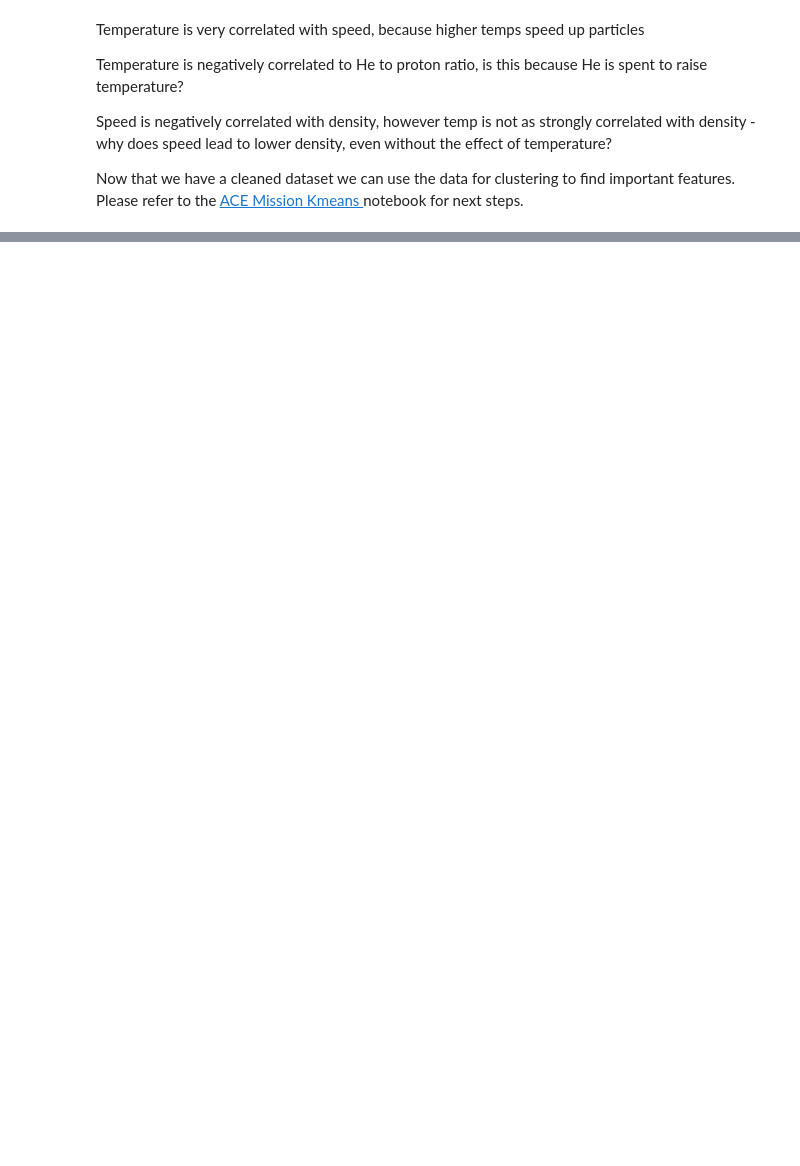
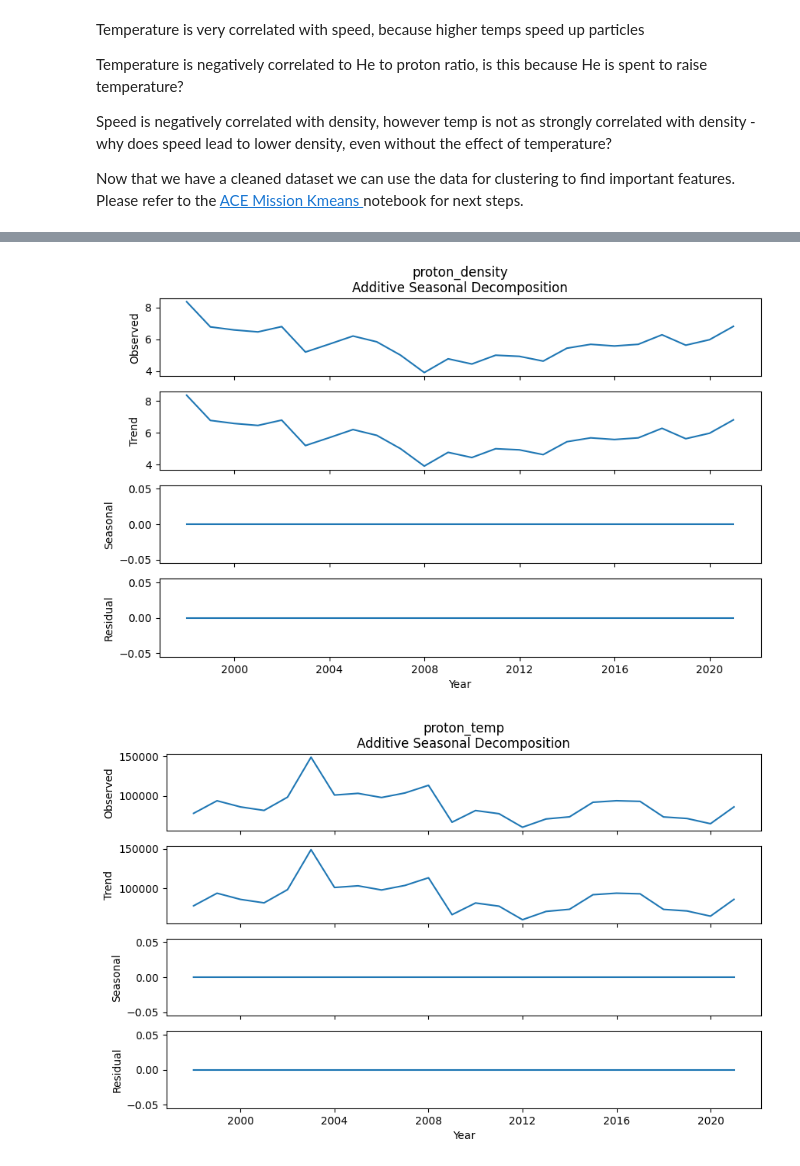
Before and after one commit to amlnewlands/Understanding-the-in-situ-Solar-Wind-Properties, a Jupyter notebook: src/01_ACE_Mission_EDA.ipynb, the cells around one changed output, grey strips where cells are left out. Saved outputs shown, nothing was run; the diff lists cells and outputs as text; code cells hidden in the pictures; blank space fills up the shorter version.

```diff
--- a/src/01_ACE_Mission_EDA.ipynb
+++ b/src/01_ACE_Mission_EDA.ipynb
@@ -200,0 +239,13 @@ Now that we have a cleaned dataset we can use the data for clustering to find im
+# %%
+decomp_df = ace_clean.copy()
+decomp_df["date"] = pd.to_datetime(
+    decomp_df["fp_year"].apply(fractional_date_to_actual_date),
+
+)
+decomp_df['year'] = decomp_df['date']+ pd.offsets.YearEnd(-1)
+decomp_df = decomp_df.groupby('year').mean()
+
+# Set the frequency of the index to yearly
+decomp_df = decomp_df.asfreq("YE")
+
+decomp_df.head()
@@ -200,0 +260,28 @@ Now that we have a cleaned dataset we can use the data for clustering to find im
+# %%
+def decomp_graph(var):
+    fig, axes = plt.subplots(4, 1, figsize=(10, 6), sharex=True)
+    res = sea_decomp(decomp_df[var], model="additive")
+
+    axes[0].set_title("Additive Seasonal Decomposition")
+    axes[0].plot(res.observed)
+    axes[0].set_ylabel("Observed")
+
+    axes[1].plot(res.trend)
+    axes[1].set_ylabel("Trend")
+
+    axes[2].plot(res.seasonal)
+    axes[2].set_ylabel("Seasonal")
+
+    axes[3].plot(res.resid)
+    axes[3].set_ylabel("Residual")
+
+    axes[3].set_xlabel("Year")
+    fig.suptitle(var, x=0.513, y=0.95)
+# %%
+decomp_graph('proton_density')
+decomp_graph('proton_temp')
+decomp_graph('He4toprotons')
+decomp_graph('proton_speed')
+# %% [output]
+[figure, added]
+[figure, added]
```
Also changed, not shown: parts of 8 cells of this notebook.
